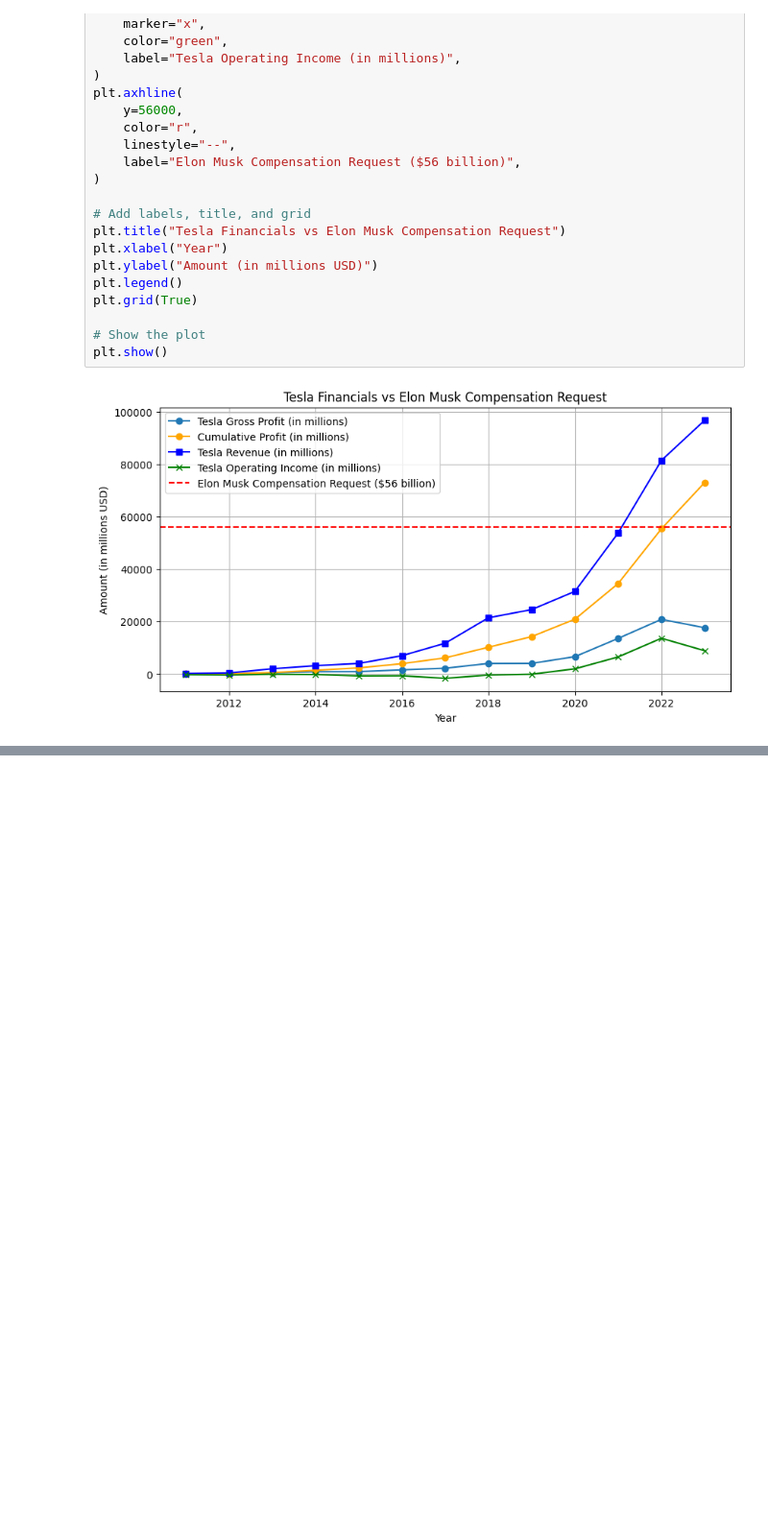
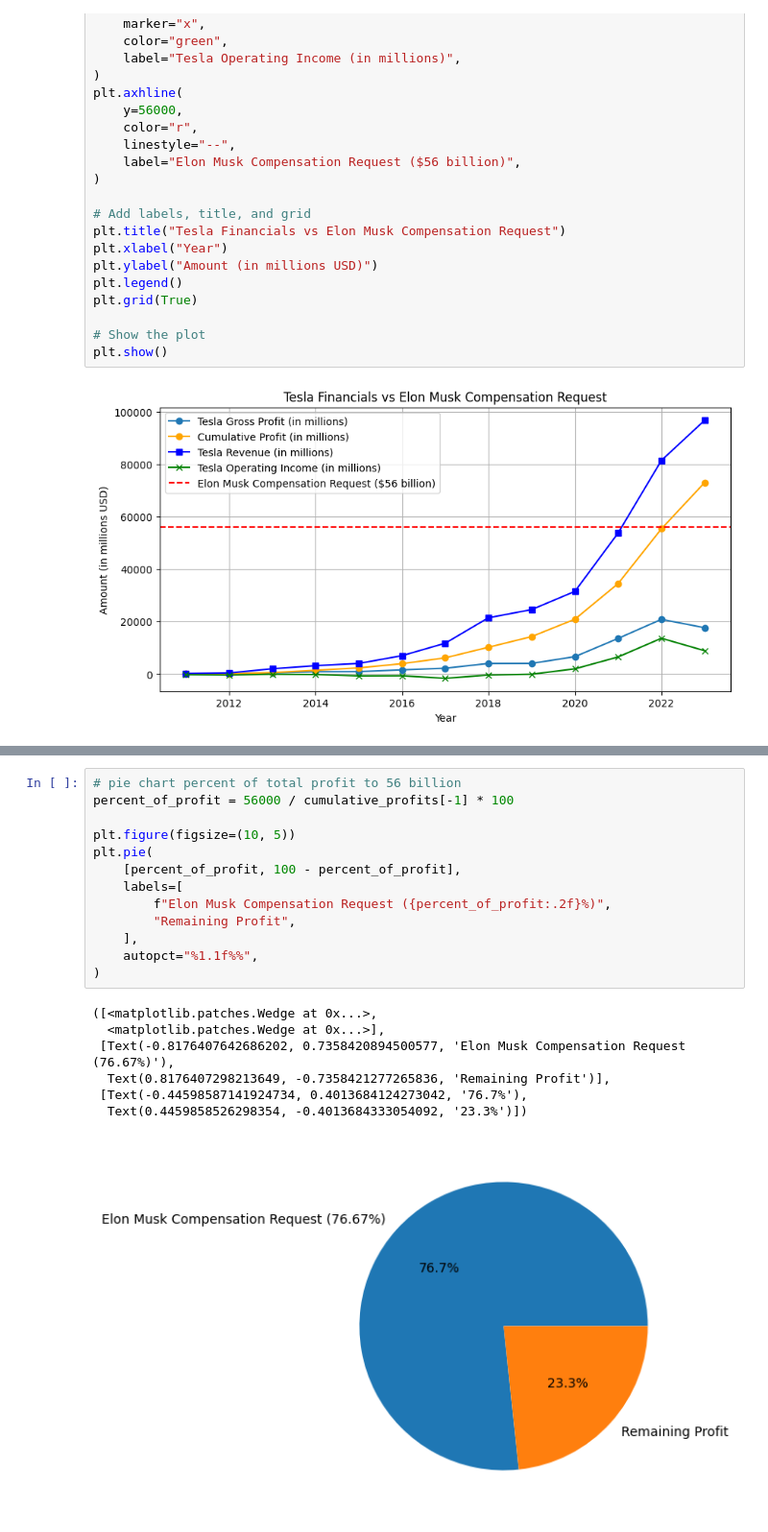
Before and after one commit to RonMallory/tesla_gross_profit_vs_comp_package, a Jupyter notebook: TeslaGrossProfitAnalysis.ipynb, the cells around one changed output, grey strips where cells are left out. Shown: that part at 96% size. Drawn from its saved outputs; the diff is of its cells as text; blank space fills up the shorter version.

```diff
--- a/TeslaGrossProfitAnalysis.ipynb
+++ b/TeslaGrossProfitAnalysis.ipynb
@@ -93,0 +112,21 @@ plt.show()
+# %%
+# pie chart percent of total profit to 56 billion
+percent_of_profit = 56000 / cumulative_profits[-1] * 100
+
+plt.figure(figsize=(10, 5))
+plt.pie(
+    [percent_of_profit, 100 - percent_of_profit],
+    labels=[
+        f"Elon Musk Compensation Request ({percent_of_profit:.2f}%)",
+        "Remaining Profit",
+    ],
+    autopct="%1.1f%%",
+)
+# %% [output]
+([<matplotlib.patches.Wedge at 0x...>,
+  <matplotlib.patches.Wedge at 0x...>],
+ [Text(-0.8176407642686202, 0.7358420894500577, 'Elon Musk Compensation Request (76.67%)'),
+  Text(0.8176407298213649, -0.7358421277265836, 'Remaining Profit')],
+ [Text(-0.44598587141924734, 0.4013684124273042, '76.7%'),
+  Text(0.4459858526298354, -0.4013684333054092, '23.3%')])
+[figure, added]
```
Also changed, not shown: parts of 1 cell of this notebook.
